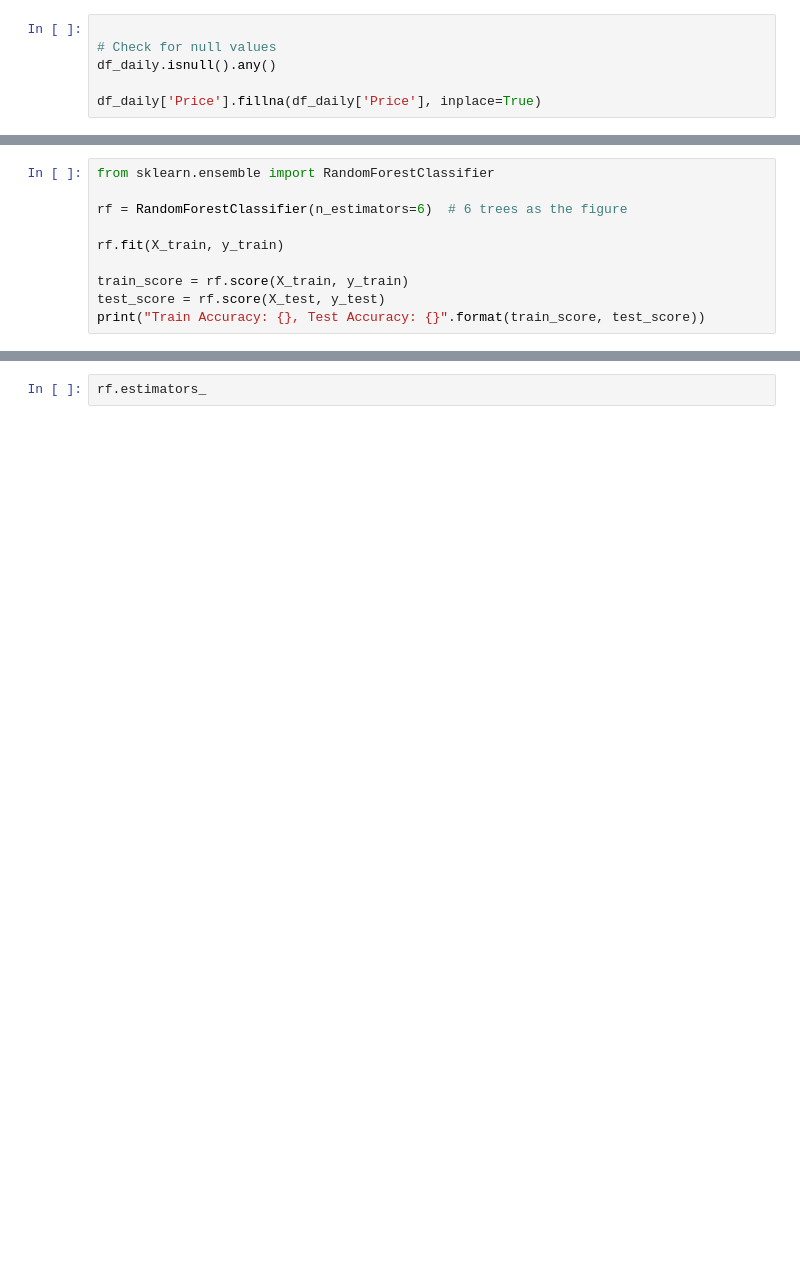
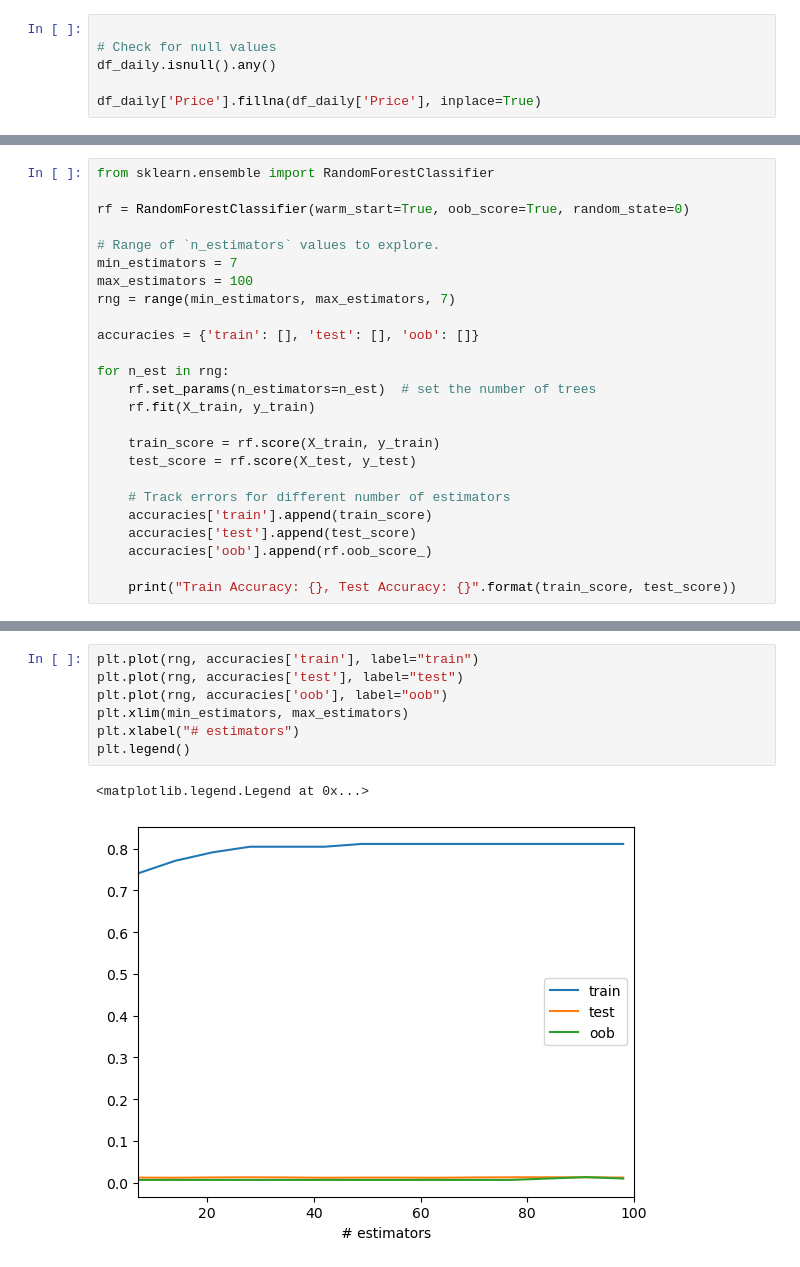
Before and after one commit to arobinson0227/MLProject, a Jupyter notebook: NaturalGasPrediction.ipynb, the cells around one changed output, grey strips where cells are left out. Drawn from its saved outputs; the diff is of its cells as text; blank space fills up the shorter version.

```diff
--- a/NaturalGasPrediction.ipynb
+++ b/NaturalGasPrediction.ipynb
@@ -66,10 +162,25 @@ daily_predict = model.predict(X_test)
 # %%
 from sklearn.ensemble import RandomForestClassifier
 
-rf = RandomForestClassifier(n_estimators=6)  # 6 trees as the figure
+rf = RandomForestClassifier(warm_start=True, oob_score=True, random_state=0)
 
-rf.fit(X_train, y_train)
+# Range of `n_estimators` values to explore.
+min_estimators = 7
+max_estimators = 100
+rng = range(min_estimators, max_estimators, 7)
 
-train_score = rf.score(X_train, y_train)
-test_score = rf.score(X_test, y_test)
-print("Train Accuracy: {}, Test Accuracy: {}".format(train_score, test_score))
+accuracies = {'train': [], 'test': [], 'oob': []}
+
+for n_est in rng:
+    rf.set_params(n_estimators=n_est)  # set the number of trees
+    rf.fit(X_train, y_train)
+
+    train_score = rf.score(X_train, y_train)
+    test_score = rf.score(X_test, y_test)
+
+    # Track errors for different number of estimators
+    accuracies['train'].append(train_score)
+    accuracies['test'].append(test_score)
+    accuracies['oob'].append(rf.oob_score_)
+
+    print("Train Accuracy: {}, Test Accuracy: {}".format(train_score, test_score))
@@ -76,2 +202,10 @@ print("Train Accuracy: {}, Test Accuracy: {}".format(train_score, test_score))
-# %%
-rf.estimators_
+# %%
+plt.plot(rng, accuracies['train'], label="train")
+plt.plot(rng, accuracies['test'], label="test")
+plt.plot(rng, accuracies['oob'], label="oob")
+plt.xlim(min_estimators, max_estimators)
+plt.xlabel("# estimators")
+plt.legend()
+# %% [output]
+<matplotlib.legend.Legend at 0x...>
+[figure, added]
```
Also changed, not shown: parts of 17 cells of this notebook.
